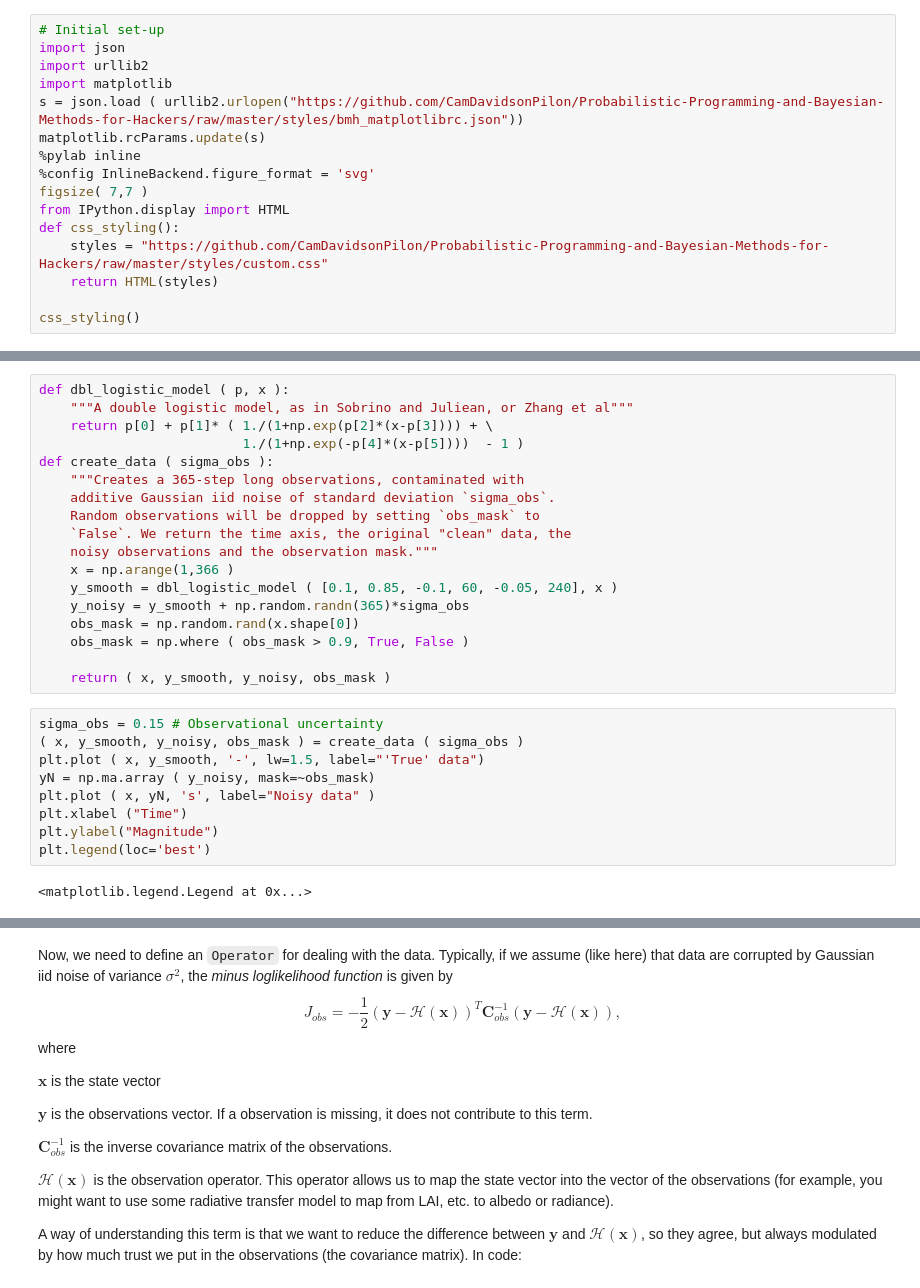
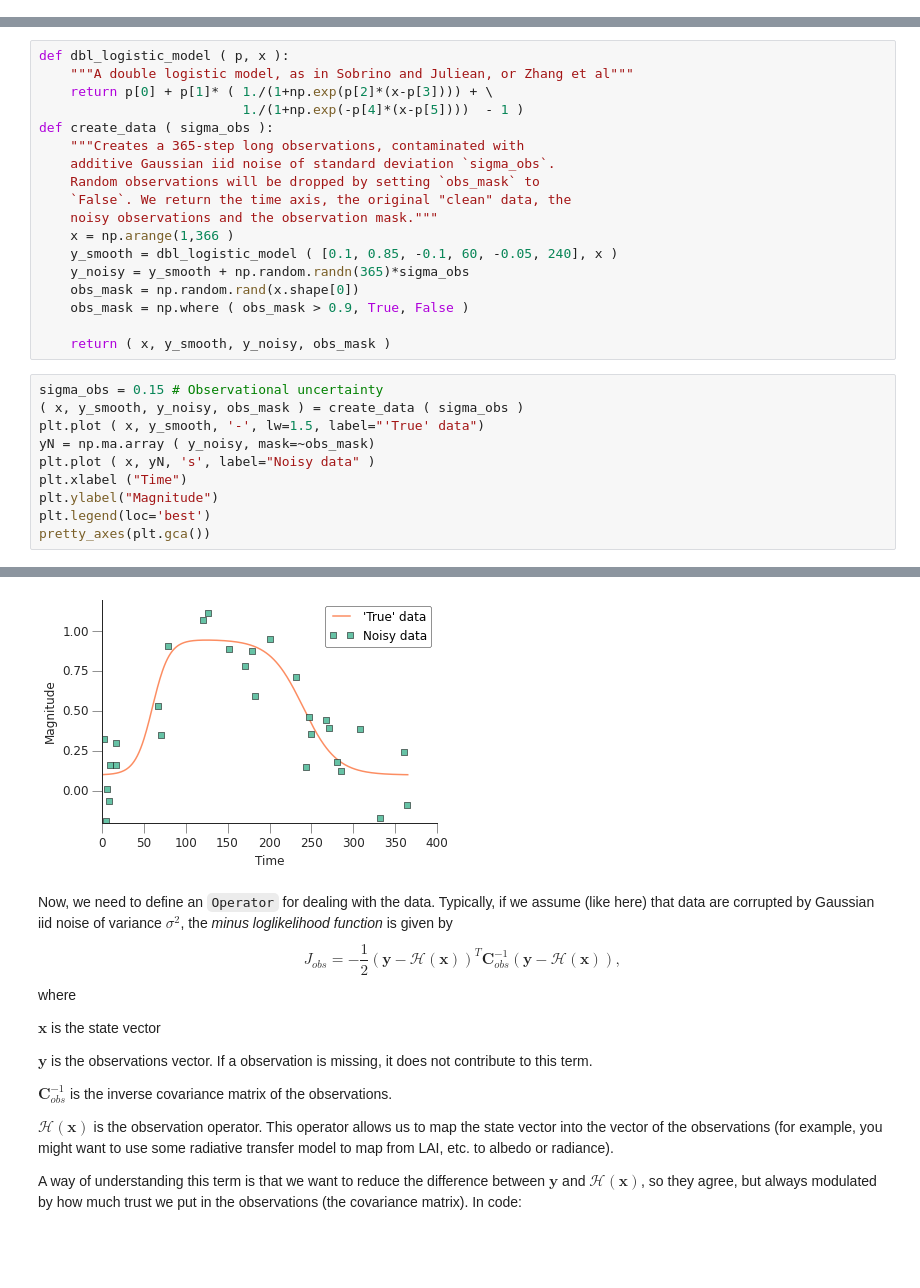
Before and after one commit to jgomezdans/da_esa_wkshp, a Jupyter notebook: ASimpleSmoother.ipynb, the cells around one changed output, grey strips where cells are left out. Cells and saved outputs as stored; diff of their text form; blank space fills up the shorter version.

```diff
--- a/ASimpleSmoother.ipynb
+++ b/ASimpleSmoother.ipynb
@@ -2,19 +2,3 @@
 # A simple temporal data assimilation example
 # %% [markdown]
 ## J Gómez-Dans
-# %%
-# Initial set-up
-import json
-import urllib2
-import matplotlib
-s = json.load ( urllib2.urlopen("https://github.com/CamDavidsonPilon/Probabilistic-Programming-and-Bayesian-Methods-for-Hackers/raw/master/styles/bmh_matplotlibrc.json"))
-matplotlib.rcParams.update(s)
-%pylab inline
-%config InlineBackend.figure_format = 'svg'
-figsize( 7,7 )
-from IPython.display import HTML
-def css_styling():
-    styles = "https://github.com/CamDavidsonPilon/Probabilistic-Programming-and-Bayesian-Methods-for-Hackers/raw/master/styles/custom.css"
-    return HTML(styles)
-
-css_styling()
@@ -87,5 +72,5 @@ plt.plot ( x, yN, 's', label="Noisy data" )
 plt.xlabel ("Time")
 plt.ylabel("Magnitude")
 plt.legend(loc='best')
+pretty_axes(plt.gca())
 # %% [output]
-<matplotlib.legend.Legend at 0x...>
@@ -93,3 +77,4 @@ plt.legend(loc='best')
+[figure, added]
 # %% [markdown]
 Now, we need to define an `Operator` for dealing with the data. Typically, if we assume (like here) that data are corrupted by Gaussian iid noise of variance $\sigma^2$, the *minus loglikelihood function* is given by
 $$
```
Also changed, not shown: parts of 12 cells of this notebook.
